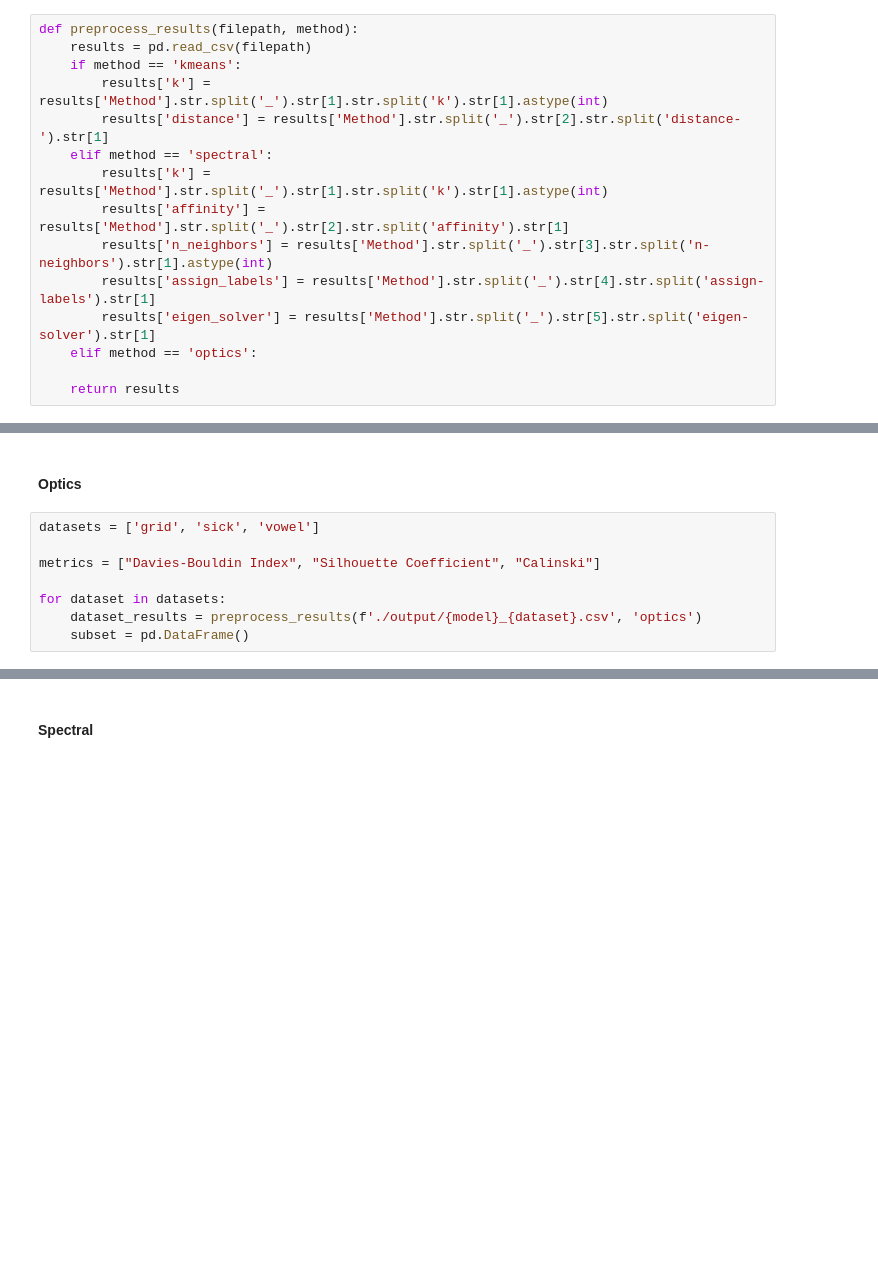
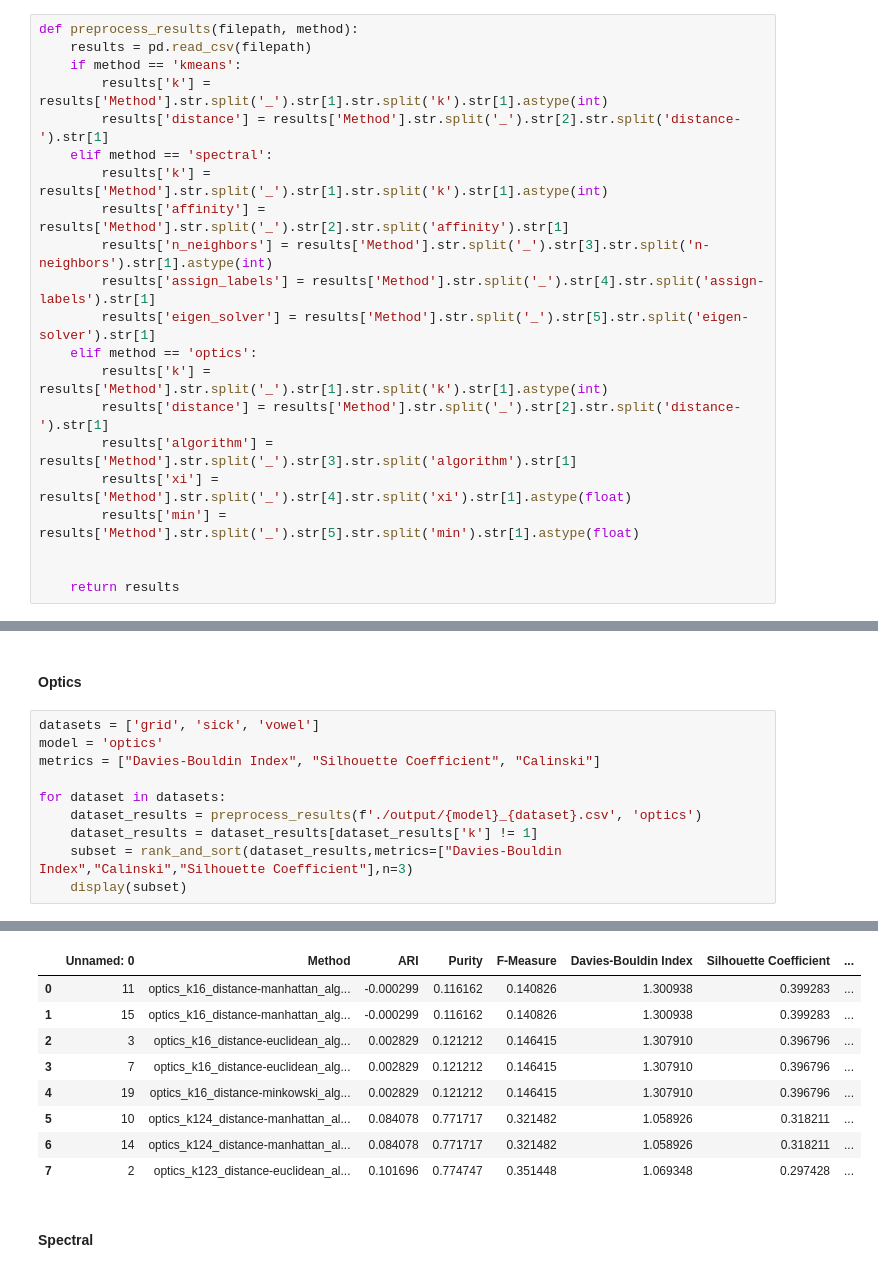
Before and after one commit to Bernat-C/Clustering-Analysis, a Jupyter notebook: evaluation.ipynb, the cells around one changed output, grey strips where cells are left out. Drawn from its saved outputs; the diff is of its cells as text; blank space fills up the shorter version.

Commit message:
mean_rank

```diff
--- a/evaluation.ipynb
+++ b/evaluation.ipynb
@@ -44,6 +44,12 @@ def preprocess_results(filepath, method):
         results['assign_labels'] = results['Method'].str.split('_').str[4].str.split('assign-labels').str[1]
         results['eigen_solver'] = results['Method'].str.split('_').str[5].str.split('eigen-solver').str[1]
     elif method == 'optics':
+        results['k'] = results['Method'].str.split('_').str[1].str.split('k').str[1].astype(int)
+        results['distance'] = results['Method'].str.split('_').str[2].str.split('distance-').str[1]
+        results['algorithm'] = results['Method'].str.split('_').str[3].str.split('algorithm').str[1]
+        results['xi'] = results['Method'].str.split('_').str[4].str.split('xi').str[1].astype(float)
+        results['min'] = results['Method'].str.split('_').str[5].str.split('min').str[1].astype(float)
+
 
     return results
 # %%
@@ -92,9 +98,12 @@ def rank_and_sort(df,metrics=["Davies-Bouldin Index","Calinski","Silhouette Coef
 #### Optics
 # %%
 datasets = ['grid', 'sick', 'vowel']
-
+model = 'optics'
 metrics = ["Davies-Bouldin Index", "Silhouette Coefficient", "Calinski"]
 
 for dataset in datasets:
     dataset_results = preprocess_results(f'./output/{model}_{dataset}.csv', 'optics')
-    subset = pd.DataFrame()
+    dataset_results = dataset_results[dataset_results['k'] != 1]
+    subset = rank_and_sort(dataset_results,metrics=["Davies-Bouldin Index","Calinski","Silhouette Coefficient"],n=3)
+    display(subset)
+# %% [output]
@@ -101,3 +121,12 @@ for dataset in datasets:
+|  | Unnamed: 0 | Method | ARI | Purity | F-Measure | Davies-Bouldin Index | Silhouette Coefficient | ... |
+| 0 | 11 | optics_k16_distance-manhattan_alg... | -0.000299 | 0.116162 | 0.140826 | 1.300938 | 0.399283 | ... |
+| 1 | 15 | optics_k16_distance-manhattan_alg... | -0.000299 | 0.116162 | 0.140826 | 1.300938 | 0.399283 | ... |
+| 2 | 3 | optics_k16_distance-euclidean_alg... | 0.002829 | 0.121212 | 0.146415 | 1.307910 | 0.396796 | ... |
+| 3 | 7 | optics_k16_distance-euclidean_alg... | 0.002829 | 0.121212 | 0.146415 | 1.307910 | 0.396796 | ... |
+| 4 | 19 | optics_k16_distance-minkowski_alg... | 0.002829 | 0.121212 | 0.146415 | 1.307910 | 0.396796 | ... |
+| 5 | 10 | optics_k124_distance-manhattan_al... | 0.084078 | 0.771717 | 0.321482 | 1.058926 | 0.318211 | ... |
+| 6 | 14 | optics_k124_distance-manhattan_al... | 0.084078 | 0.771717 | 0.321482 | 1.058926 | 0.318211 | ... |
+| 7 | 2 | optics_k123_distance-euclidean_al... | 0.101696 | 0.774747 | 0.351448 | 1.069348 | 0.297428 | ... |
 # %% [markdown]
 #### Spectral
 # %%
```
Also changed, not shown: parts of 1 cell of this notebook, 1 other file.
